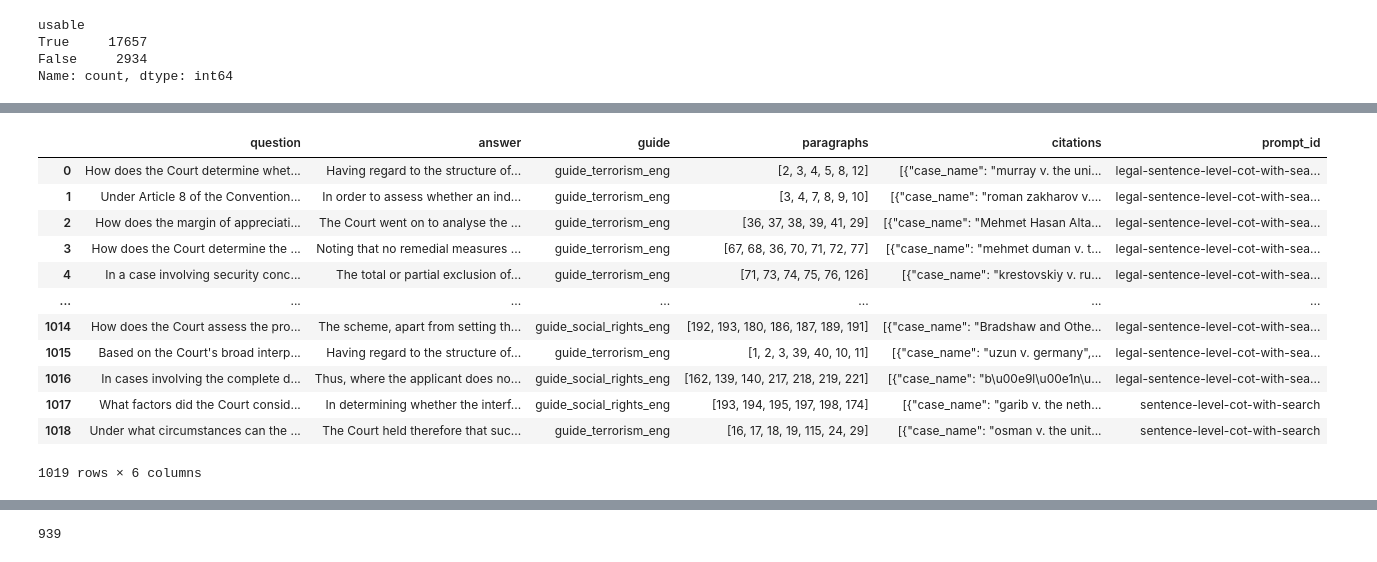
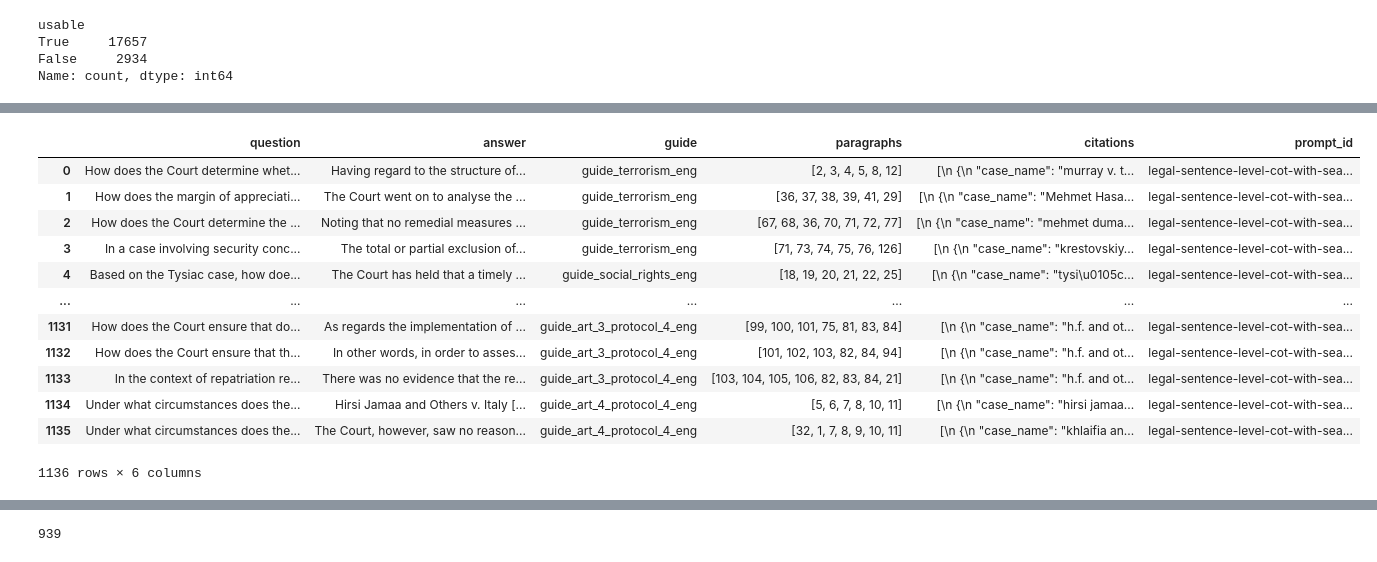
Before and after one commit to KorbiQWeidinger/echr-qa-question-generation, a Jupyter notebook: dataset_filtering.ipynb, the cells around one changed output, grey strips where cells are left out. Drawn from its saved outputs; the diff is of its cells as text; code cells hidden in the pictures.

```diff
--- a/dataset_filtering.ipynb
+++ b/dataset_filtering.ipynb
@@ -412,17 +398,17 @@ df.to_csv('data/echr_qa_dataset_v3_with_citations.csv', index=False)
 # %%
-df = pd.read_csv('data/echr_qa_dataset_v3_with_citations.csv')
+df = pd.read_csv('data/echr_qa_dataset_v4_with_citations.csv')
 df
 # %% [output]
 |  | question | answer | guide | paragraphs | citations | prompt_id |
-| 0 | How does the Court determine whet... | Having regard to the structure of... | guide_terrorism_eng | [2, 3, 4, 5, 8, 12] | [{"case_name": "murray v. the uni... | legal-sentence-level-cot-with-sea... |
-| 1 | Under Article 8 of the Convention... | In order to assess whether an ind... | guide_terrorism_eng | [3, 4, 7, 8, 9, 10] | [{"case_name": "roman zakharov v.... | legal-sentence-level-cot-with-sea... |
-| 2 | How does the margin of appreciati... | The Court went on to analyse the ... | guide_terrorism_eng | [36, 37, 38, 39, 41, 29] | [{"case_name": "Mehmet Hasan Alta... | legal-sentence-level-cot-with-sea... |
-| 3 | How does the Court determine the ... | Noting that no remedial measures ... | guide_terrorism_eng | [67, 68, 36, 70, 71, 72, 77] | [{"case_name": "mehmet duman v. t... | legal-sentence-level-cot-with-sea... |
-| 4 | In a case involving security conc... | The total or partial exclusion of... | guide_terrorism_eng | [71, 73, 74, 75, 76, 126] | [{"case_name": "krestovskiy v. ru... | legal-sentence-level-cot-with-sea... |
+| 0 | How does the Court determine whet... | Having regard to the structure of... | guide_terrorism_eng | [2, 3, 4, 5, 8, 12] | [\n {\n "case_name": "murray v. t... | legal-sentence-level-cot-with-sea... |
+| 1 | How does the margin of appreciati... | The Court went on to analyse the ... | guide_terrorism_eng | [36, 37, 38, 39, 41, 29] | [\n {\n "case_name": "Mehmet Hasa... | legal-sentence-level-cot-with-sea... |
+| 2 | How does the Court determine the ... | Noting that no remedial measures ... | guide_terrorism_eng | [67, 68, 36, 70, 71, 72, 77] | [\n {\n "case_name": "mehmet duma... | legal-sentence-level-cot-with-sea... |
+| 3 | In a case involving security conc... | The total or partial exclusion of... | guide_terrorism_eng | [71, 73, 74, 75, 76, 126] | [\n {\n "case_name": "krestovskiy... | legal-sentence-level-cot-with-sea... |
+| 4 | Based on the Tysiac case, how doe... | The Court has held that a timely ... | guide_social_rights_eng | [18, 19, 20, 21, 22, 25] | [\n {\n "case_name": "tysi\u0105c... | legal-sentence-level-cot-with-sea... |
 | ... | ... | ... | ... | ... | ... | ... |
-| 1014 | How does the Court assess the pro... | The scheme, apart from setting th... | guide_social_rights_eng | [192, 193, 180, 186, 187, 189, 191] | [{"case_name": "Bradshaw and Othe... | legal-sentence-level-cot-with-sea... |
-| 1015 | Based on the Court's broad interp... | Having regard to the structure of... | guide_terrorism_eng | [1, 2, 3, 39, 40, 10, 11] | [{"case_name": "uzun v. germany",... | legal-sentence-level-cot-with-sea... |
-| 1016 | In cases involving the complete d... | Thus, where the applicant does no... | guide_social_rights_eng | [162, 139, 140, 217, 218, 219, 221] | [{"case_name": "b\u00e9l\u00e1n\u... | legal-sentence-level-cot-with-sea... |
-| 1017 | What factors did the Court consid... | In determining whether the interf... | guide_social_rights_eng | [193, 194, 195, 197, 198, 174] | [{"case_name": "garib v. the neth... | sentence-level-cot-with-search |
-| 1018 | Under what circumstances can the ... | The Court held therefore that suc... | guide_terrorism_eng | [16, 17, 18, 19, 115, 24, 29] | [{"case_name": "osman v. the unit... | sentence-level-cot-with-search |
+| 1131 | How does the Court ensure that do... | As regards the implementation of ... | guide_art_3_protocol_4_eng | [99, 100, 101, 75, 81, 83, 84] | [\n {\n "case_name": "h.f. and ot... | legal-sentence-level-cot-with-sea... |
+| 1132 | How does the Court ensure that th... | In other words, in order to asses... | guide_art_3_protocol_4_eng | [101, 102, 103, 82, 84, 94] | [\n {\n "case_name": "h.f. and ot... | legal-sentence-level-cot-with-sea... |
+| 1133 | In the context of repatriation re... | There was no evidence that the re... | guide_art_3_protocol_4_eng | [103, 104, 105, 106, 82, 83, 84, 21] | [\n {\n "case_name": "h.f. and ot... | legal-sentence-level-cot-with-sea... |
+| 1134 | Under what circumstances does the... | Hirsi Jamaa and Others v. Italy [... | guide_art_4_protocol_4_eng | [5, 6, 7, 8, 10, 11] | [\n {\n "case_name": "hirsi jamaa... | legal-sentence-level-cot-with-sea... |
+| 1135 | Under what circumstances does the... | The Court, however, saw no reason... | guide_art_4_protocol_4_eng | [32, 1, 7, 8, 9, 10, 11] | [\n {\n "case_name": "khlaifia an... | legal-sentence-level-cot-with-sea... |
-1019 rows × 6 columns
+1136 rows × 6 columns
```
Also changed, not shown: parts of 8 cells of this notebook, 5 other files.
